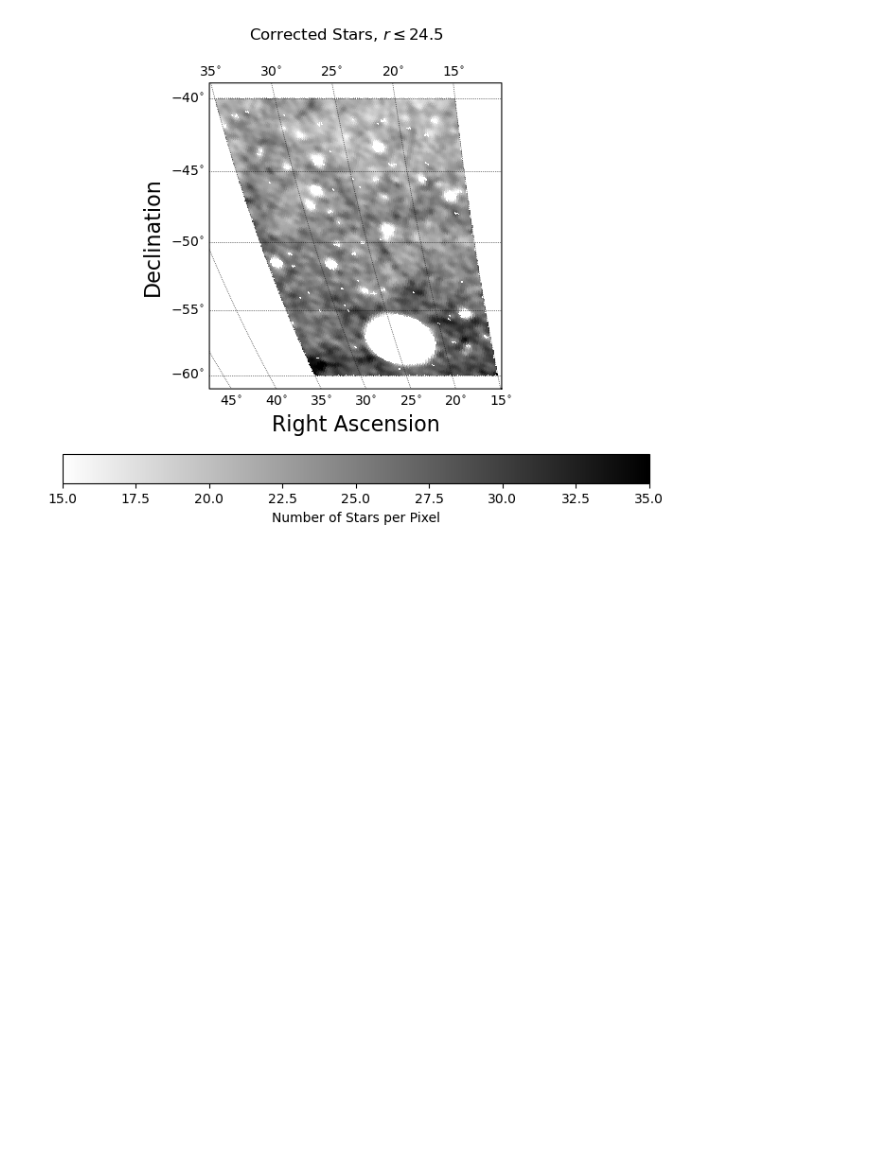
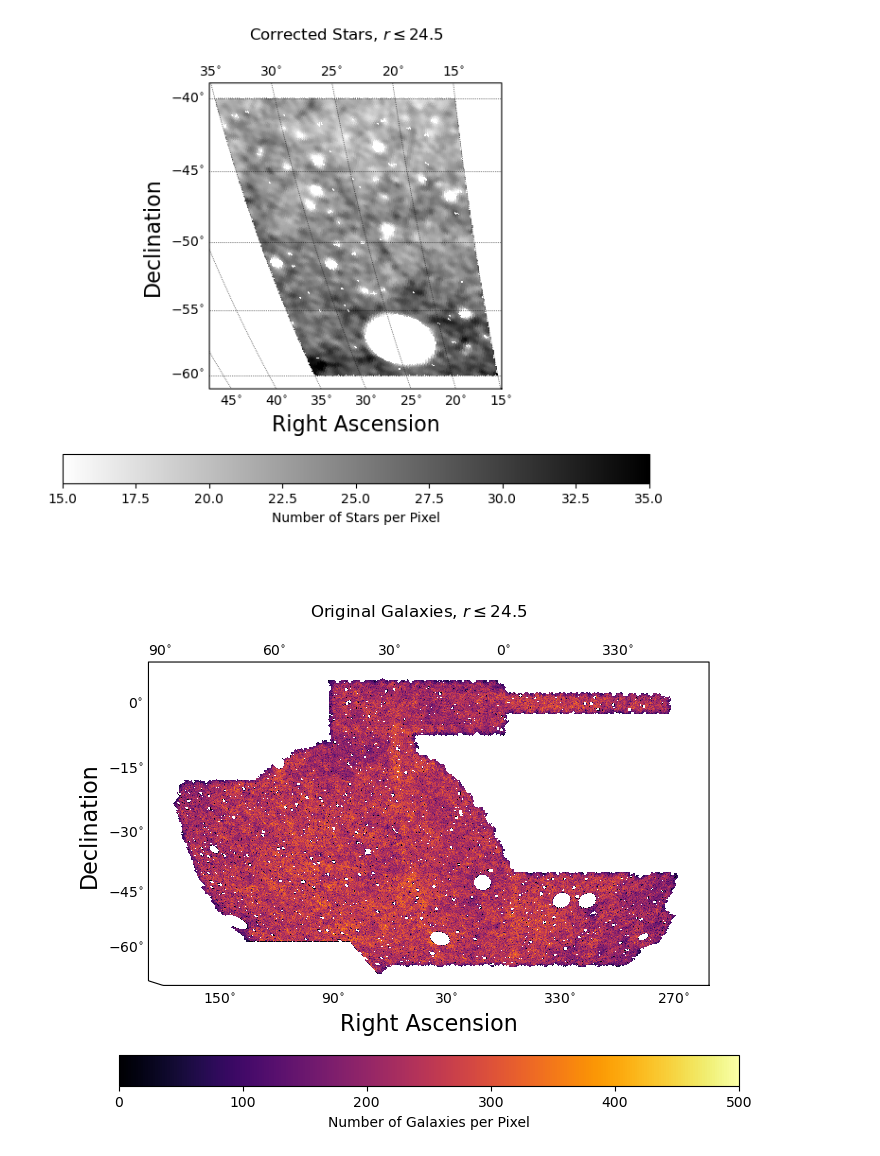
Before and after one commit to Kyle-Boone/SSI-Research, a Jupyter notebook: StarWeights/FinalPipeline/CorrectionPipeline.ipynb, the cells around one changed output. Cells and saved outputs as stored; diff of their text form; code cells hidden in the pictures; blank space fills up the shorter version.

```diff
--- a/StarWeights/FinalPipeline/CorrectionPipeline.ipynb
+++ b/StarWeights/FinalPipeline/CorrectionPipeline.ipynb
@@ -732,13 +728,13 @@ fullCorrStar[np.where(fullOrigStar <= 0)[0]] = hp.UNSEEN
 fullCorrStar = hp.pixelfunc.reorder(hp.sphtfunc.smoothing(hp.pixelfunc.reorder(fullCorrStar, n2r = True), sigma = smoothSigma), r2n = True)
 fullCorrStar[np.where(fullOrigStar > 0)[0]] = fullCorrStar[np.where(fullOrigStar > 0)[0]] / smoothingWeights[np.where(fullOrigStar > 0)[0]]
 # %%
-# fullOrigGala = np.full(12*(512**2), hp.UNSEEN)
-# fullOrigGala[fracPix] = origGala
-# fullOrigGala[np.where(fullOrigGala <= 0)[0]] = hp.UNSEEN
+fullOrigGala = np.full(12*(512**2), hp.UNSEEN)
+fullOrigGala[fracPix] = origGala
+fullOrigGala[np.where(fullOrigGala <= 0)[0]] = hp.UNSEEN
 
-# fullCorrGala = np.full(12*(512**2), hp.UNSEEN)
-# fullCorrGala[fracPix] = corrGala
-# fullCorrGala[np.where(fullOrigGala <= 0)[0]] = hp.UNSEEN
+fullCorrGala = np.full(12*(512**2), hp.UNSEEN)
+fullCorrGala[fracPix] = corrGala
+fullCorrGala[np.where(fullOrigGala <= 0)[0]] = hp.UNSEEN
 # %% [markdown]
 ## Displaying Results
 # %%
@@ -747,8 +743,8 @@ nside_coverage = 32
 hspStarCorr = hsp.HealSparseMap(nside_coverage=nside_coverage, healpix_map=fullCorrStar)
 hspStarOrig = hsp.HealSparseMap(nside_coverage=nside_coverage, healpix_map=fullOrigStar)
 
-# hspGalaCorr = hsp.HealSparseMap(nside_coverage=nside_coverage, healpix_map=fullCorrGala)
-# hspGalaOrig = hsp.HealSparseMap(nside_coverage=nside_coverage, healpix_map=fullOrigGala)
+hspGalaCorr = hsp.HealSparseMap(nside_coverage=nside_coverage, healpix_map=fullCorrGala)
+hspGalaOrig = hsp.HealSparseMap(nside_coverage=nside_coverage, healpix_map=fullOrigGala)
 # %%
 starMin = 15
 starMax = 35
@@ -756,8 +752,8 @@ starMax = 35
 # starMin = 0
 # starMax = 75
 
-galaMin = 50
-galaMax = 150
+galaMin = 0
+galaMax = 500
 # %%
 # The default DES projection is a McBrydeSkymap.
 fig = plt.figure(1, figsize=(8, 6))
@@ -783,13 +779,15 @@ plt.show()
 # %% [output]
 [figure]
 # %%
-# # The default DES projection is a McBrydeSkymap.
-# fig = plt.figure(1, figsize=(8, 6))
-# ax = fig.add_subplot(111)
-# sp = skyproj.DESSkyproj(ax=ax, gridlines = False)
-# sp.draw_hspmap(hspGalaOrig, cmap = 'inferno')
-# plt.clim(galaMin, galaMax)
-# plt.colorbar(location = 'bottom', label = 'Number of Galaxies per Pixel')
-# fig.suptitle(r'Original Galaxies, $r\leq 24.5$')
-# plt.show()
+# The default DES projection is a McBrydeSkymap.
+fig = plt.figure(1, figsize=(8, 6))
+ax = fig.add_subplot(111)
+sp = skyproj.DESSkyproj(ax=ax, gridlines = False)
+sp.draw_hspmap(hspGalaOrig, cmap = 'inferno')
+plt.clim(galaMin, galaMax)
+plt.colorbar(location = 'bottom', label = 'Number of Galaxies per Pixel')
+fig.suptitle(r'Original Galaxies, $r\leq 24.5$')
+plt.show()
+# %% [output]
+[figure, added]
 # %%
```
Also changed, not shown: parts of 8 cells of this notebook, 1 other file.
